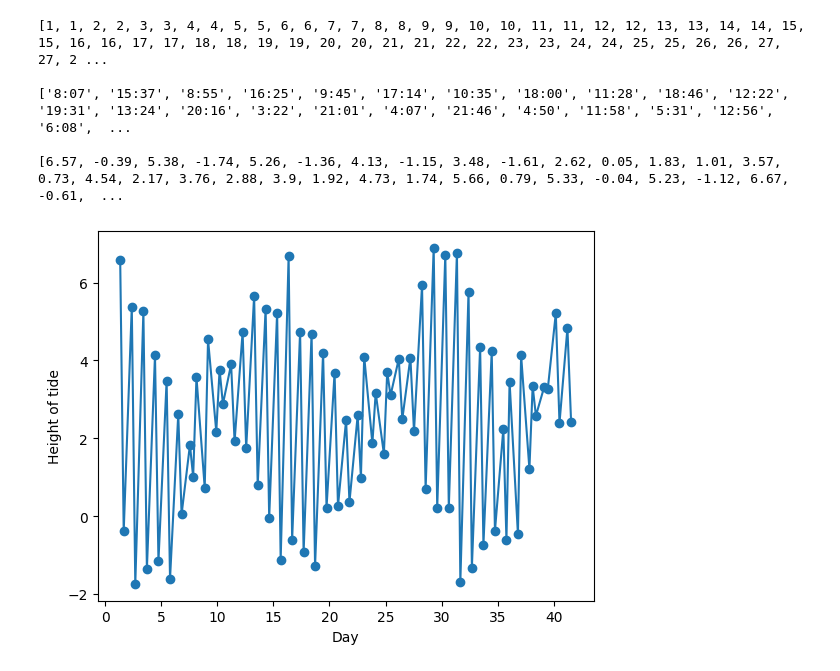
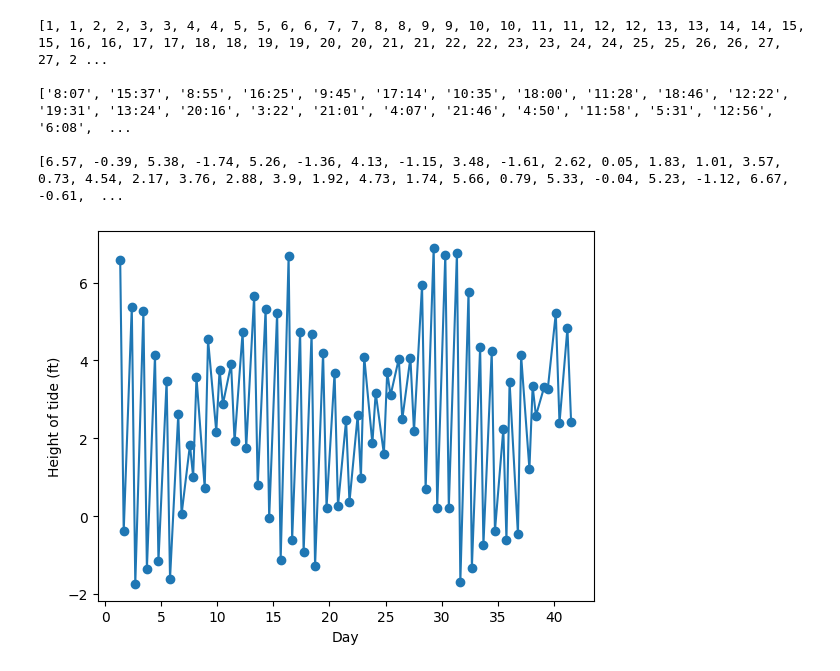
Before and after one commit to tchengsd/astr-group-project, a Jupyter notebook: group_project.ipynb, the cells around one changed output. Drawn from its saved outputs; the diff is of its cells as text; code cells hidden in the pictures.

```diff
--- a/group_project.ipynb
+++ b/group_project.ipynb
@@ -37,10 +37,10 @@ import matplotlib.pyplot as plt
 # %%
 plt.plot(daytime, height, '-o')
 plt.xlabel('Day')
-plt.ylabel('Height of tide')
+plt.ylabel('Height of tide (ft)')
 plt.show()
 # %% [output]
-[figure, old version]
+[figure, new version]
 # %%
 #Function to fit the data to should be in the form of a sine or cosine function times another cosine function--graph 4 cos(x/2) * sin(8x)
 #on a graphing app for an example of what the function should look like
```
Also changed, not shown: parts of 3 cells of this notebook.
